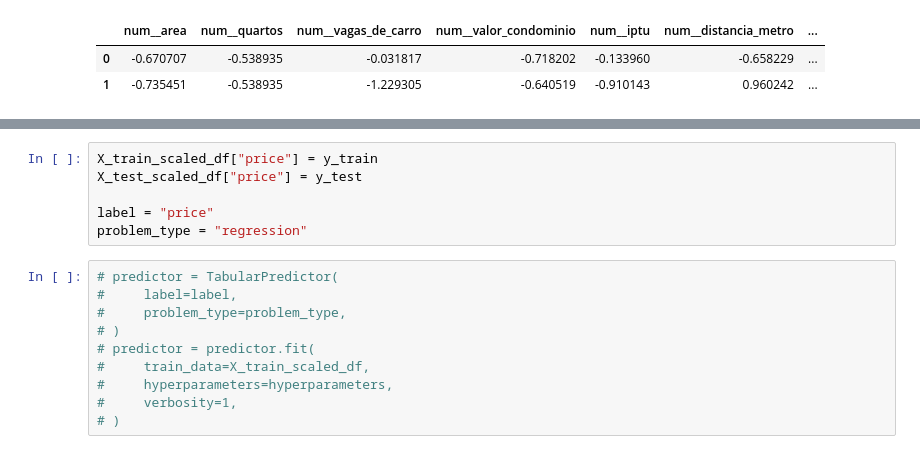
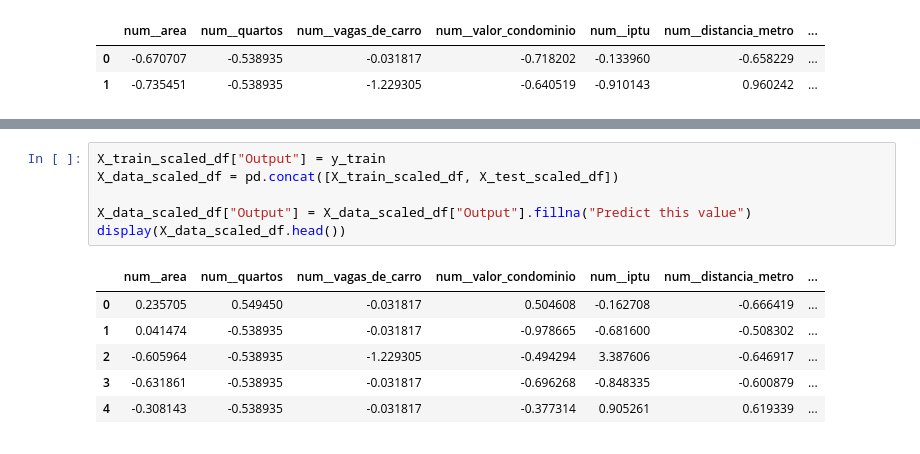
Before and after one commit to viniciusvianavieira/zap-imoveis-scraping-prediction, a Jupyter notebook: 8A - Análise-LLM-Zap-Imóveis-Aluguel.ipynb, the cells around one changed output, grey strips where cells are left out. Cells and saved outputs as stored; diff of their text form.

```diff
--- a/8A - Análise-LLM-Zap-Imóveis-Aluguel.ipynb
+++ b/8A - Análise-LLM-Zap-Imóveis-Aluguel.ipynb
@@ -172,16 +132,13 @@ Successfully installed Mako-1.3.8 PySocks-1.7.1 accelerate-0.34.2 adagio-0.2.6 a
-# %%
-X_train_scaled_df["price"] = y_train
-X_test_scaled_df["price"] = y_test
-
-label = "price"
-problem_type = "regression"
-# %%
-# predictor = TabularPredictor(
-#     label=label,
-#     problem_type=problem_type,
-# )
-# predictor = predictor.fit(
-#     train_data=X_train_scaled_df,
-#     hyperparameters=hyperparameters,
-#     verbosity=1,
-# )
+# %%
+X_train_scaled_df["Output"] = y_train
+X_data_scaled_df = pd.concat([X_train_scaled_df, X_test_scaled_df])
+
+X_data_scaled_df["Output"] = X_data_scaled_df["Output"].fillna("Predict this value")
+display(X_data_scaled_df.head())
+# %% [output]
+|  | num__area | num__quartos | num__vagas_de_carro | num__valor_condominio | num__iptu | num__distancia_metro | ... |
+| 0 | 0.235705 | 0.549450 | -0.031817 | 0.504608 | -0.162708 | -0.666419 | ... |
+| 1 | 0.041474 | -0.538935 | -0.031817 | -0.978665 | -0.681600 | -0.508302 | ... |
+| 2 | -0.605964 | -0.538935 | -1.229305 | -0.494294 | 3.387606 | -0.646917 | ... |
+| 3 | -0.631861 | -0.538935 | -0.031817 | -0.696268 | -0.848335 | -0.600879 | ... |
+| 4 | -0.308143 | -0.538935 | -0.031817 | -0.377314 | 0.905261 | 0.619339 | ... |
```
Also changed, not shown: parts of 9 cells of this notebook, 6 other files.
